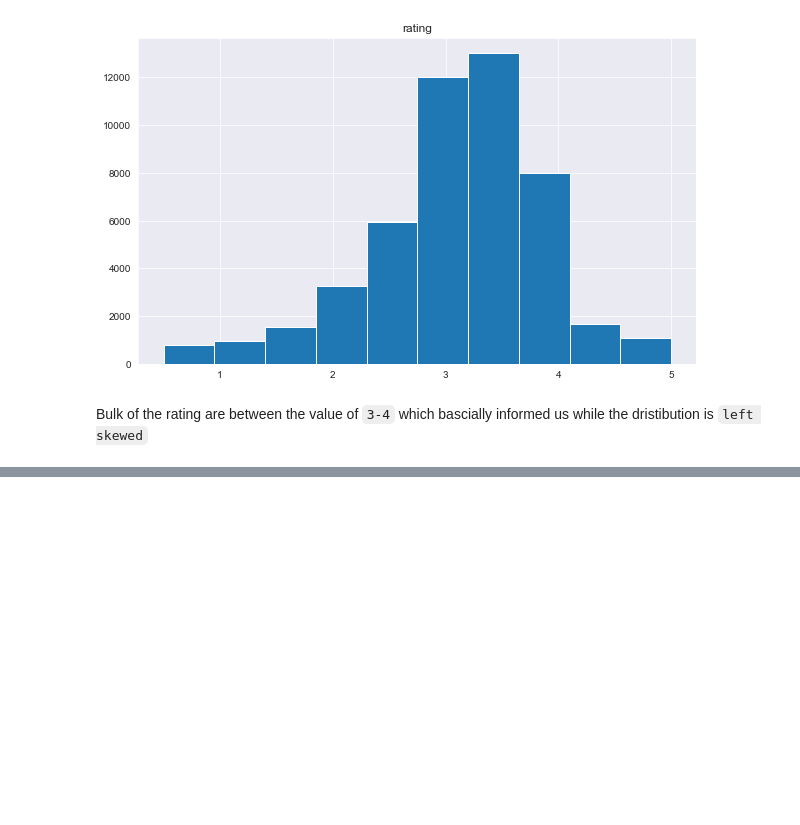
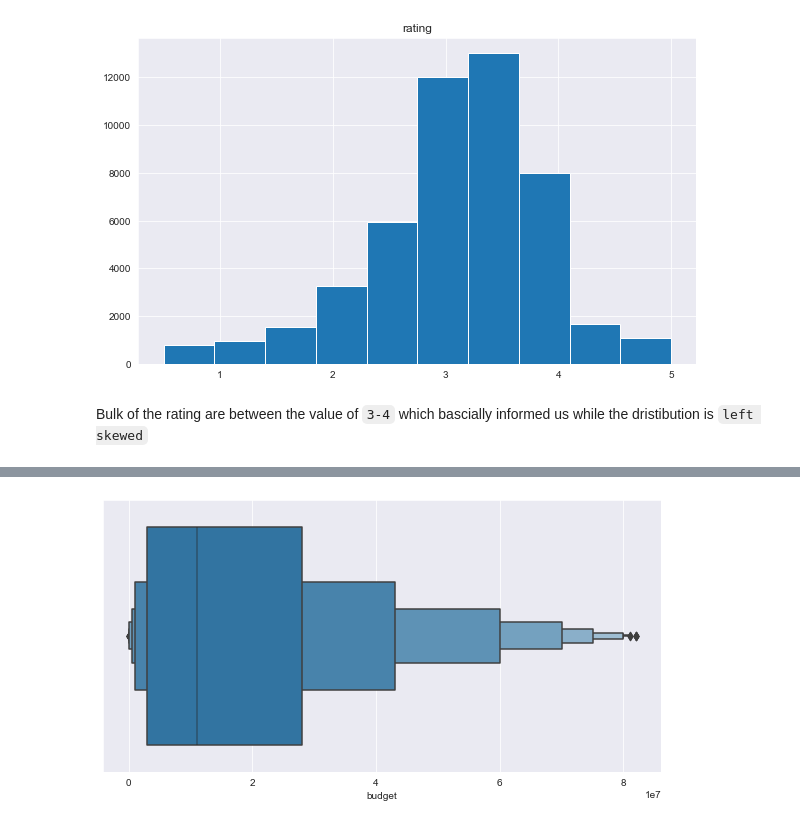
Before and after one commit to MaureenMbugua/Unsupervised-Predict-Team-ES2, a Jupyter notebook: rough1.ipynb, the cells around one changed output, grey strips where cells are left out. Saved outputs shown, nothing was run; the diff lists cells and outputs as text; code cells hidden in the pictures; blank space fills up the shorter version.

```diff
--- a/rough1.ipynb
+++ b/rough1.ipynb
@@ -394,0 +639,13 @@ temp[["genre", "title"]].to_csv('genre.csv')
+# %%
+# Dealing with outliers, since we have an outrageous one in our dataset
+Q1 = np.percentile(movie_grp['budget'], 25.0)
+Q3 = np.percentile(movie_grp['budget'], 75.0)
+IQR = Q3 - Q1
+df_sub1 = movie_grp[movie_grp['budget'] > Q3 + 1.5*IQR]
+movie_grp_mod = movie_grp.drop(df_sub1.index)
+# %%
+# Using visual to check again for outliers
+fig, ax = plt.subplots(1, figsize=(10,5))
+sns.boxenplot(x='budget', data=movie_grp_mod);
+# %% [output]
+[figure, added]
```
Also changed, not shown: parts of 36 cells of this notebook, 1 other file.
